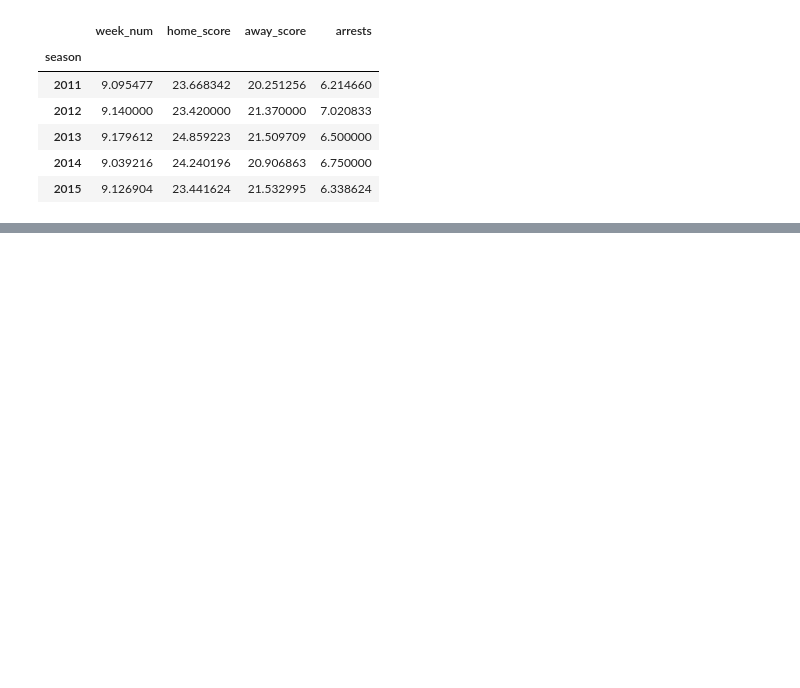
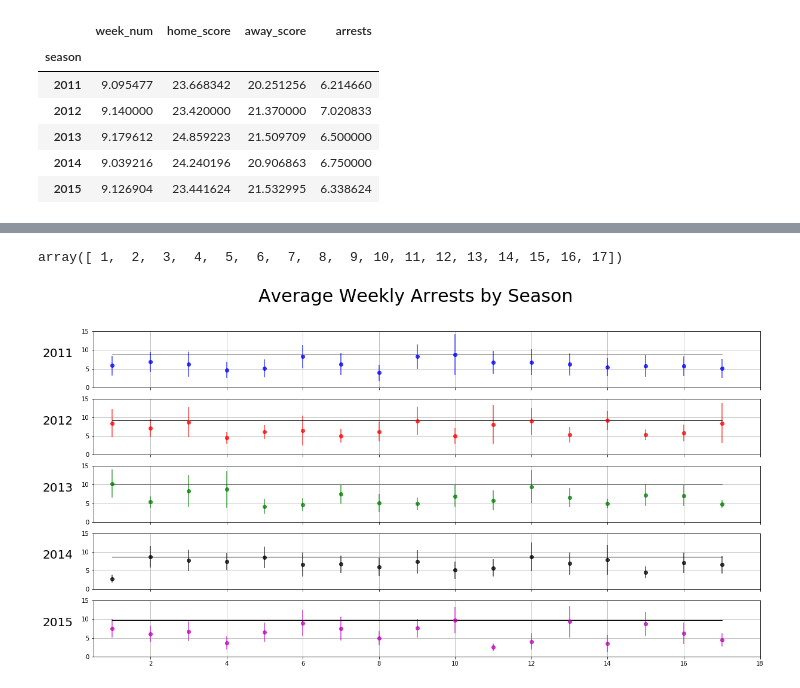
Before and after one commit to erictuscanes/Group-Project, a Jupyter notebook: NFL Arrests Notebook.ipynb, the cells around one changed output, grey strips where cells are left out. Saved outputs shown, nothing was run; the diff lists cells and outputs as text; code cells hidden in the pictures; blank space fills up the shorter version.

```diff
--- a/NFL Arrests Notebook.ipynb
+++ b/NFL Arrests Notebook.ipynb
@@ -34,0 +128,52 @@ nfl_arrests.groupby('season').mean()
+# %%
+season_group = nfl_arrests.groupby(['season', 'week_num'])
+
+season_mean_arrests = season_group.mean()['arrests'].unstack(level=0)
+season_sem_arrests = season_group.sem()['arrests'].unstack(level=0)
+len(season_sem_arrests)
+
+plt.plot()
+np.full((1,17), season_mean_arrests[2011].max())
+np.arange(1, len(season_mean_arrests)+1)
+# %% [output]
+array([ 1,  2,  3,  4,  5,  6,  7,  8,  9, 10, 11, 12, 13, 14, 15, 16, 17])
+# %%
+# Make a subplot 5 rows of plots...
+# Share the same x-axis and y_lims are the same for each
+
+fig, axes = plt.subplots(nrows=5, ncols=1, sharex=True, figsize=(20, 10))
+
+colors = ['b', 'r', 'g', 'k', 'm']
+
+for row_plot in range(0,len(axes)):
+
+    # current year to plot
+    year = 2011 + row_plot
+
+    # weeks in season
+    weeks = np.arange(1, len(season_mean_arrests)+1)
+
+    # plot of errorbar
+    axes[row_plot].errorbar(weeks, season_mean_arrests[year],
+                            yerr=season_sem_arrests[year], fmt="o", color=colors[row_plot],
+                            alpha=0.75, label="Mean Arrests")
+
+    # max line plot
+    max_line = np.full((17,1), season_mean_arrests[year].max())
+    axes[row_plot].plot(weeks,max_line, linewidth=1,color='k', alpha=1)
+
+    # plot limits
+    axes[row_plot].set_xlim(0.5, len(season_mean_arrests)+1)
+    axes[row_plot].set_ylim(0,15)
+
+#     axes[row_plot].set_xlabel("Week Number")
+    axes[row_plot].set_ylabel(year, rotation=0, fontsize=20, labelpad=40)
+#     axes[row_plot].set_title("2011-2015 Stadium Arrests by Season Week")
+
+    axes[row_plot].grid()
+
+fig.suptitle('Average Weekly Arrests by Season', fontsize=30)
+
+plt.show()
+# %% [output]
+[figure, added]
```
Also changed, not shown: parts of 12 cells of this notebook.
